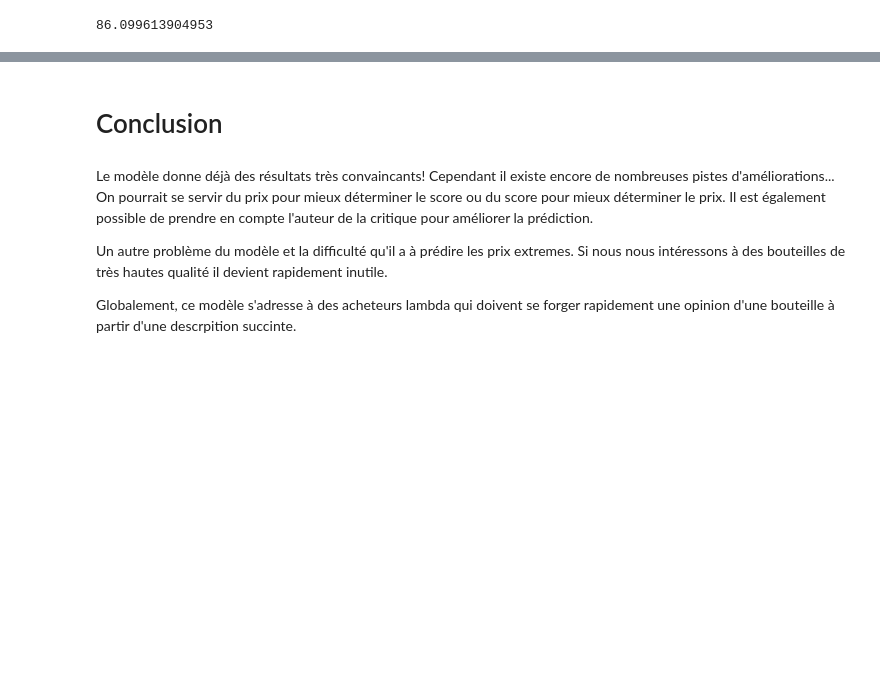
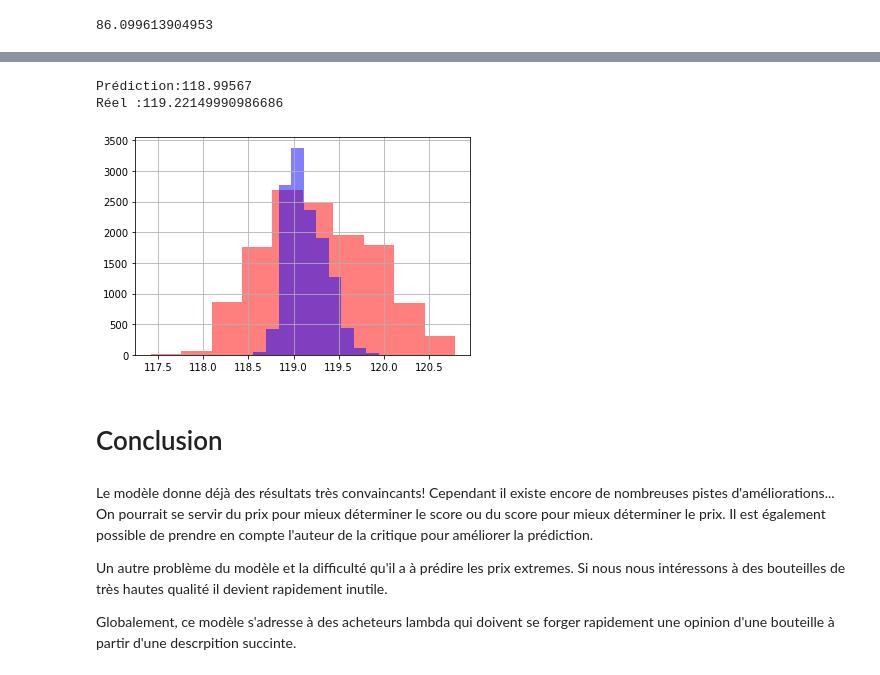
Before and after one commit to BenJMaurel/Wine_project, a Jupyter notebook: wine_project_11_12.ipynb, the cells around one changed output, grey strips where cells are left out. Drawn from its saved outputs; the diff is of its cells as text; code cells hidden in the pictures; blank space fills up the shorter version.

```diff
--- a/wine_project_11_12.ipynb
+++ b/wine_project_11_12.ipynb
@@ -1143,3 +1237,18 @@ predict_wine_score("After the white, the red. Wine with a nice roundness, a nice
+# %%
+#petit test aléatoire:
+i = rd.randint(0,len(pred_post))
+print("Prédiction:" + str(pred_post[i]))
+print("Réel :" +str(Y_test_post[i]))
+# %% [output]
+Prédiction:118.99567
+Réel :119.22149990986686
+# %%
+fig1 = pd.Series(Y_test_post).hist(alpha = 0.5, color = 'r')
+fig2 = pd.Series(pred_post).hist(alpha = 0.5, color = 'b')
+
+plt.show()
+# %% [output]
+[figure, added]
 # %% [markdown]
 # Conclusion
 # %% [markdown]
```
Also changed, not shown: parts of 73 cells of this notebook.
